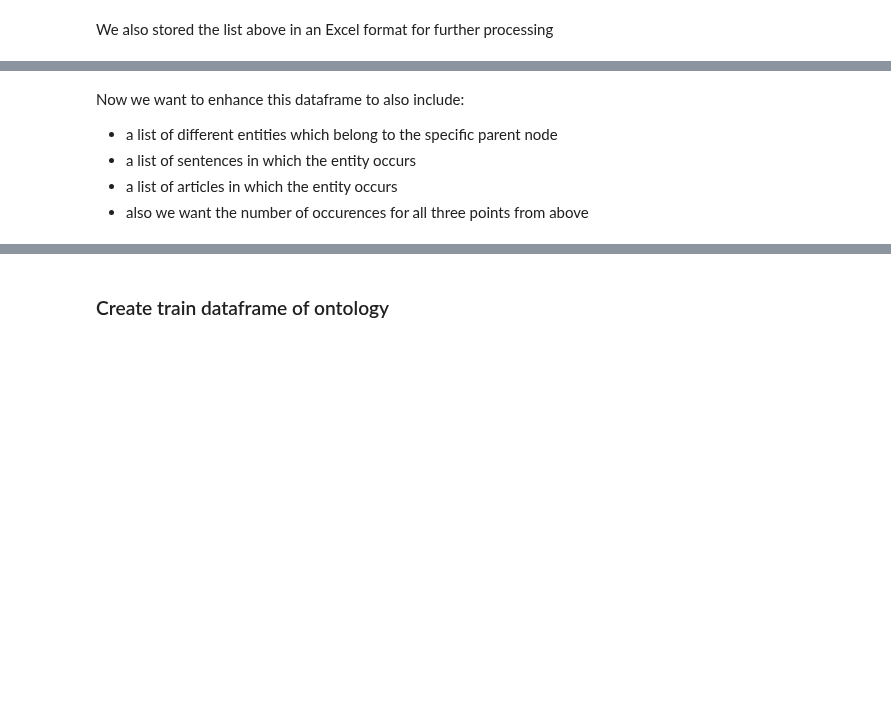
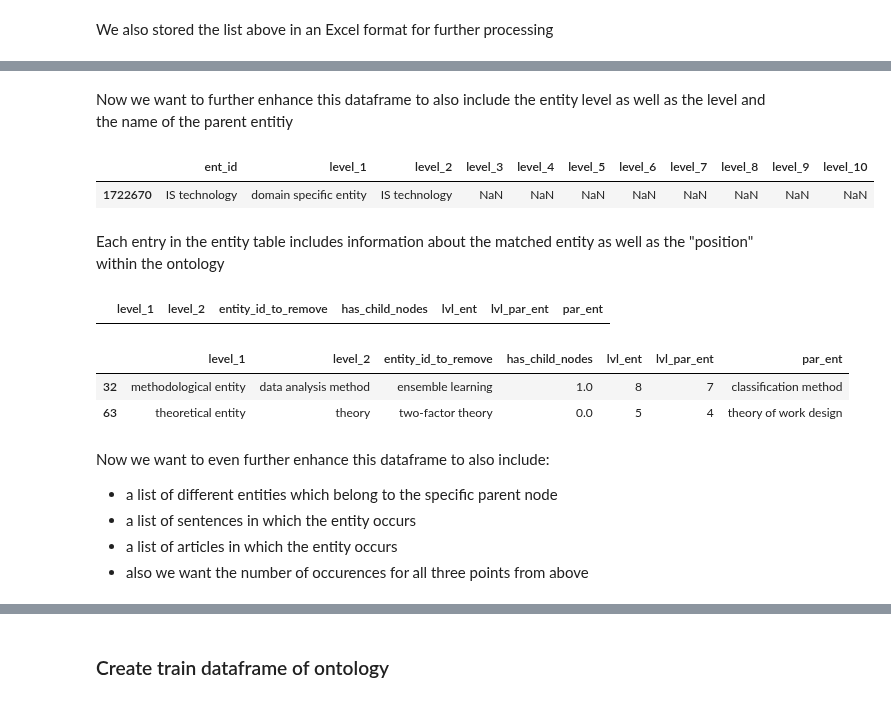
Before and after one commit to Heity94/TWSM_Lab, a Jupyter notebook: Project/Notebooks/PH_TrainTestSplit_Ontology.ipynb, the cells around one changed output, grey strips where cells are left out. Saved outputs shown, nothing was run; the diff lists cells and outputs as text; code cells hidden in the pictures; blank space fills up the shorter version.

```diff
--- a/Project/Notebooks/PH_TrainTestSplit_Ontology.ipynb
+++ b/Project/Notebooks/PH_TrainTestSplit_Ontology.ipynb
@@ -239,5 +240,15 @@ entities_to_removed.head(2)
 | 0 | domain specific entity | IS topic | business process outsourcing | 1.0 |
 | 1 | domain specific entity | IS topic | cybersecurity behavior | 1.0 |
+# %% [markdown]
+Now we want to further enhance this dataframe to also include the entity level as well as the level and the name of the parent entitiy
 # %%
 # Create list of entites which should be removed
 ent_to_rmv_list = entities_to_removed.entity_id_to_remove.to_list()
+# %%
+col_names = ['ent_id', 'level_1', 'level_2', 'level_3', 'level_4', 'level_5', 'level_6', 'level_7', 'level_8', 'level_9', 'level_10']
+entities[col_names].sample(1)
+# %% [output]
+|  | ent_id | level_1 | level_2 | level_3 | level_4 | level_5 | level_6 | level_7 | level_8 | level_9 | level_10 |
+| 1722670 | IS technology | domain specific entity | IS technology | NaN | NaN | NaN | NaN | NaN | NaN | NaN | NaN |
+# %% [markdown]
+Each entry in the entity table includes information about the matched entity as well as the "position" within the ontology
@@ -244,5 +285,17 @@ ent_to_rmv_list = entities_to_removed.entity_id_to_remove.to_list()
+# %%
+# Check that we found a parent entity from each entity in the list
+entities_to_removed[entities_to_removed.lvl_par_ent.isna()]
+# %% [output]
+|  | level_1 | level_2 | entity_id_to_remove | has_child_nodes | lvl_ent | lvl_par_ent | par_ent |
+# %%
+# Chck results visually
+entities_to_removed.sample(2)
+# %% [output]
+|  | level_1 | level_2 | entity_id_to_remove | has_child_nodes | lvl_ent | lvl_par_ent | par_ent |
+| 32 | methodological entity | data analysis method | ensemble learning | 1.0 | 8 | 7 | classification method |
+| 63 | theoretical entity | theory | two-factor theory | 0.0 | 5 | 4 | theory of work design |
 # %% [markdown]
-Now we want to enhance this dataframe to also include:
+Now we want to even further enhance this dataframe to also include:
 - a list of different entities which belong to the specific parent node
 - a list of sentences in which the entity occurs
 - a list of articles in which the entity occurs
```
Also changed, not shown: parts of 25 cells of this notebook.
